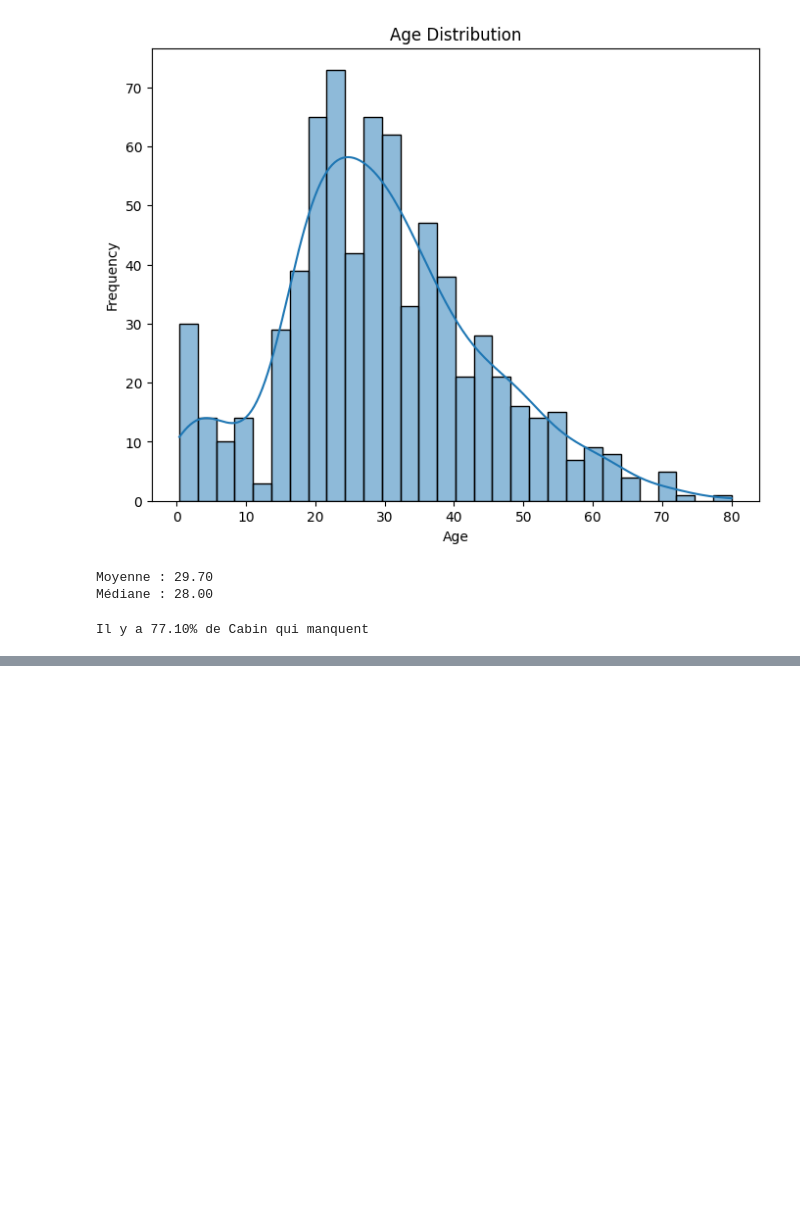
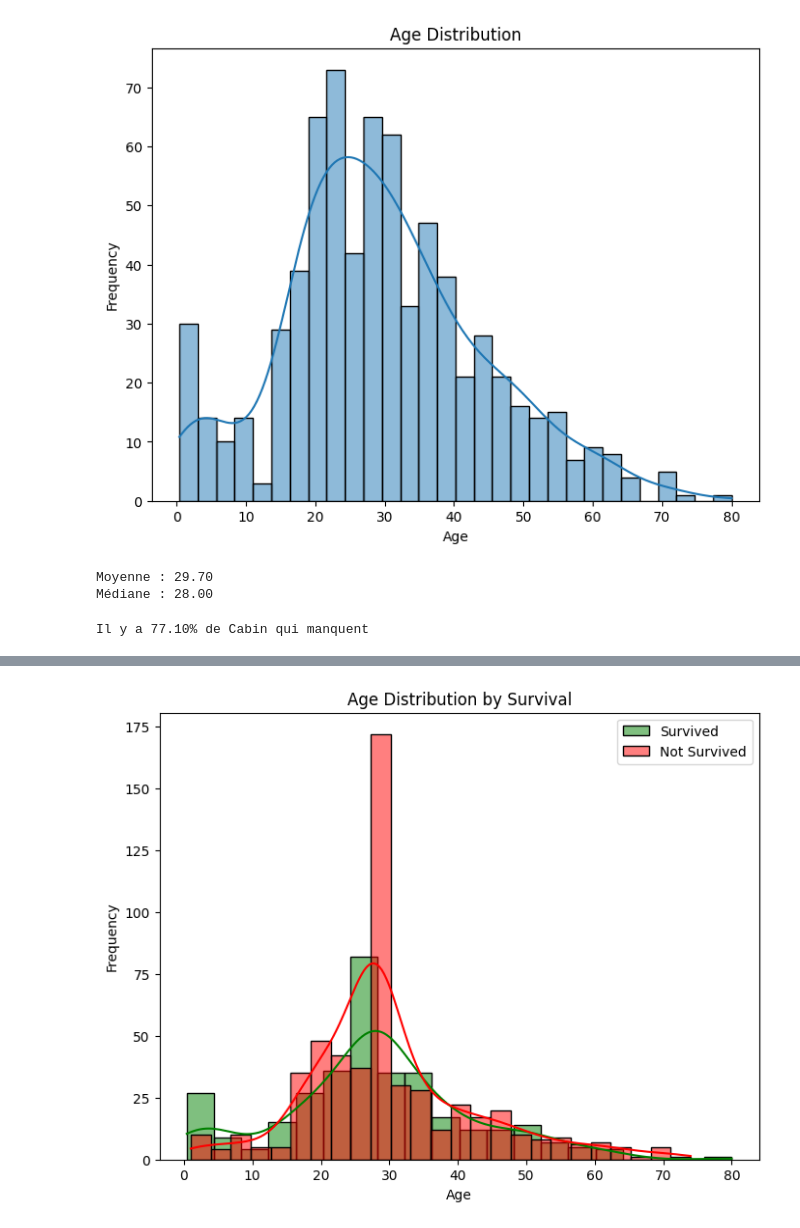
Before and after one commit to Ewnn/MachineLearning, a Jupyter notebook: LogisticRegression/main.ipynb, the cells around one changed output, grey strips where cells are left out. Cells and saved outputs as stored; diff of their text form; code cells hidden in the pictures; blank space fills up the shorter version.

```diff
--- a/LogisticRegression/main.ipynb
+++ b/LogisticRegression/main.ipynb
@@ -69,0 +200,16 @@ Name: count, dtype: int64
+# %%
+# Add IsMinor variable (considered minor if under 16)
+train_data_encoded['IsMinor'] = (train_data_encoded['Age'] < 16).astype(int)
+test_data_encoded['IsMinor'] = (test_data_encoded['Age'] < 16).astype(int)
+
+# Age Distribution Highlighting Survived
+plt.figure(figsize=(8, 6))
+sns.histplot(train_data_encoded[train_data_encoded['Survived'] == 1]['Age'], kde=True, color='green', label='Survived')
+sns.histplot(train_data_encoded[train_data_encoded['Survived'] == 0]['Age'], kde=True, color='red', label='Not Survived')
+plt.title('Age Distribution by Survival')
+plt.xlabel('Age')
+plt.ylabel('Frequency')
+plt.legend()
+plt.show()
+# %% [output]
+[figure, added]
```
Also changed, not shown: parts of 19 cells of this notebook, 1 other file.
